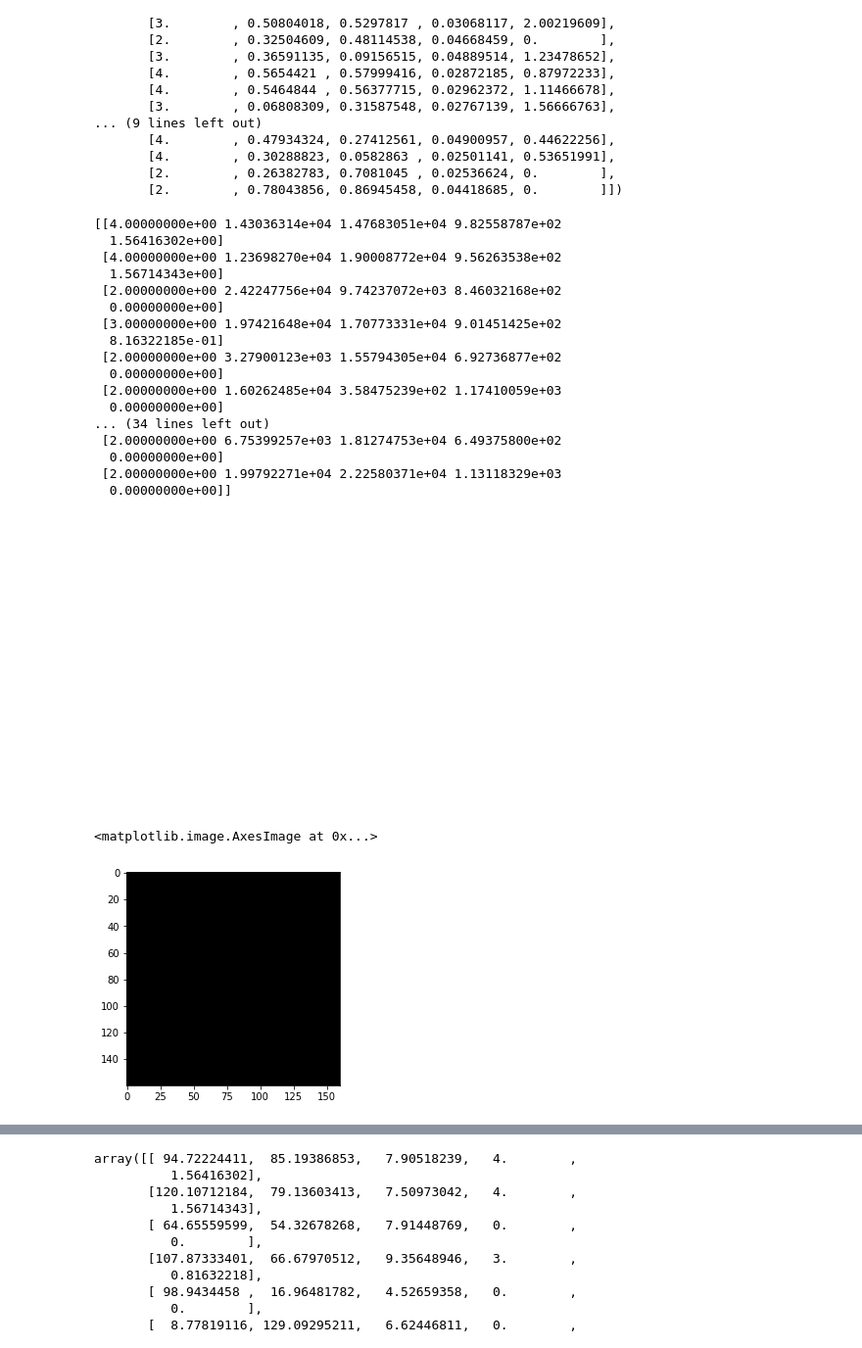
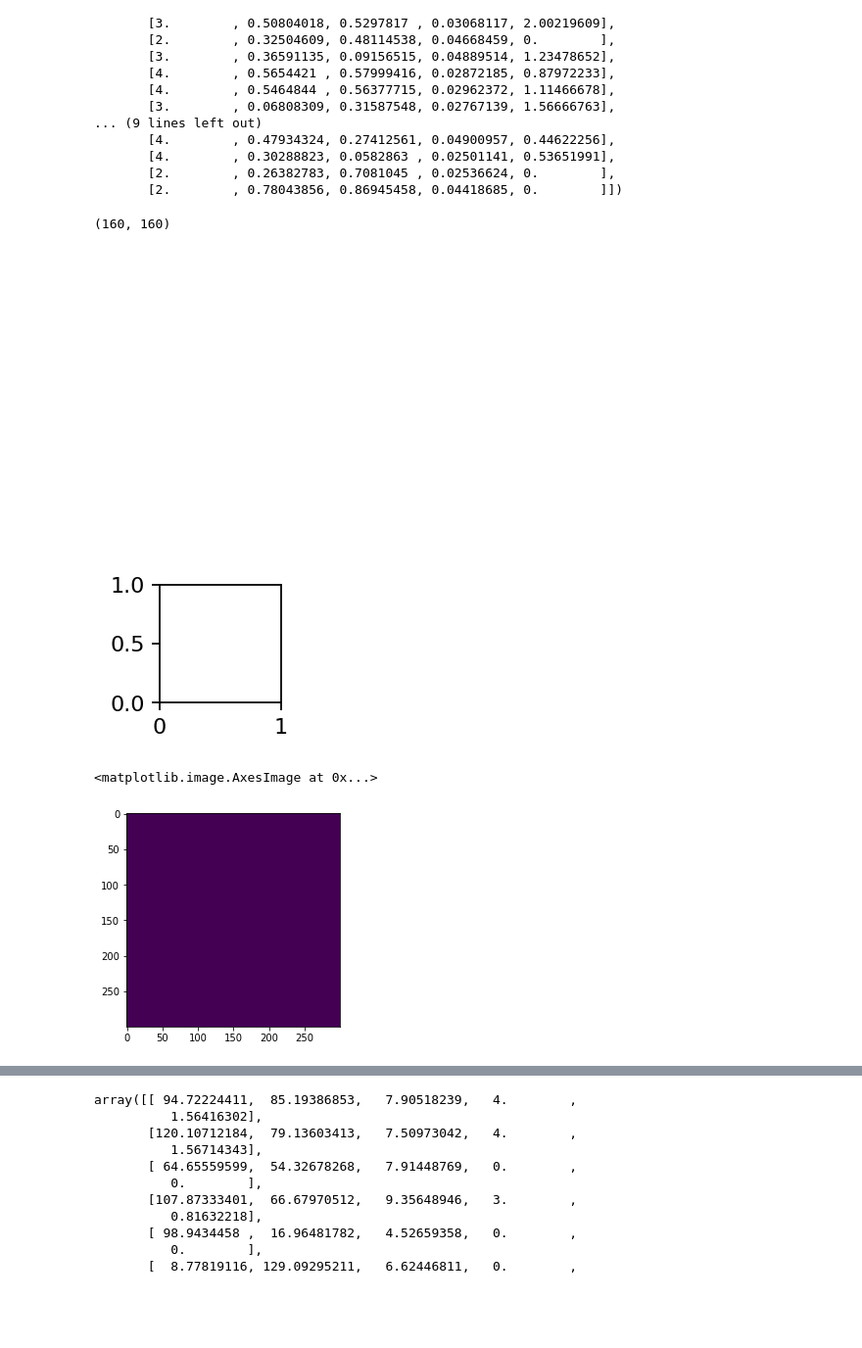
Before and after one commit to riesenn/geomsha, a Jupyter notebook: generator/geomgen.ipynb, the cells around one changed output, grey strips where cells are left out. Shown at 98% size. Saved outputs shown, nothing was run; the diff lists cells and outputs as text; code cells hidden in the pictures; blank space fills up the shorter version.

```diff
--- a/generator/geomgen.ipynb
+++ b/generator/geomgen.ipynb
@@ -130,50 +159,57 @@ array([[4.        , 0.5587356 , 0.57688692, 0.0383812 , 1.56416302],
        [2.        , 0.78043856, 0.86945458, 0.04418685, 0.        ]])
 # %%
 def generateImage(shapes, im_size=160,lnw = 0.5):
-  fig, ax = plt.subplots()
+  shapes = shapes.copy()
+  shapes[:,1:4] = shapes[:,1:4]*im_size
+
   plt.axis('scaled')
   plt.axis('off')
   plt.subplots_adjust(bottom=0.0, left=0.0, right=1.0, top=1.0)
-  plt.xlim([0, im_size])
-  plt.ylim([0, im_size])
-  shapes[:,1:4] = shapes[:,1:4]*im_size
-  print(shapes)
+  plt.xlim(0, im_size)
+  plt.ylim(0, im_size)
+
+  fig, ax = plt.subplots()
+  fig.set(figwidth=1, figheight=1, dpi=im_size)
+
   for s in shapes:
-    if s[0] == 2:
-      patch = matplotlib.patches.Circle(s[1:3], radius=s[4], lw=lnw, fc='b', fill=False)
-      ax.add_patch(patch)
+    if int(s[0]) == 2:
+      ax.add_patch(matplotlib.patches.Circle(s[1:3], radius=s[4], lw=lnw, fc='b', fill=False))
     else:
-      patch = matplotlib.patches.RegularPolygon(s[1:3],numVertices=int(s[0]),radius=s[3],orientation=s[4],lw=lnw,fc='b',fill=False)
-      ax.add_patch(patch)
+      ax.add_patch(matplotlib.patches.RegularPolygon(s[1:3],numVertices=int(s[0]),radius=s[3],orientation=s[4],lw=lnw,fc='b',fill=False))
 
-  plt.show()
-
-  fig.set(figwidth=1, figheight=1, dpi=im_size)
   img_buf = io.BytesIO()
   fig.savefig(img_buf, format='png', transparent=False)
   img = Image.open(img_buf).convert('L')
+  img_buf.close()
+
   return np.asarray(img)
 
 image = generateImage(gen_shapes)
-plt.imshow(image)
+image.shape
 # %% [output]
-[[4.00000000e+00 1.43036314e+04 1.47683051e+04 9.82558787e+02
-  1.56416302e+00]
- [4.00000000e+00 1.23698270e+04 1.90008772e+04 9.56263538e+02
-  1.56714343e+00]
- [2.00000000e+00 2.42247756e+04 9.74237072e+03 8.46032168e+02
-  0.00000000e+00]
- [3.00000000e+00 1.97421648e+04 1.70773331e+04 9.01451425e+02
-  8.16322185e-01]
- [2.00000000e+00 3.27900123e+03 1.55794305e+04 6.92736877e+02
-  0.00000000e+00]
- [2.00000000e+00 1.60262485e+04 3.58475239e+02 1.17410059e+03
-  0.00000000e+00]
-... (34 lines left out)
- [2.00000000e+00 6.75399257e+03 1.81274753e+04 6.49375800e+02
-  0.00000000e+00]
- [2.00000000e+00 1.99792271e+04 2.22580371e+04 1.13118329e+03
-  0.00000000e+00]]
+(160, 160)
 [figure]
-<matplotlib.image.AxesImage at 0x...>
-[figure, old version]
+[figure, new version]
+# %%
+from PIL import Image, ImageDraw
+
+# size of image
+canvas = (300, 300)
+
+# rectangles (width, height, left position, top position)
+frames = [(50, 50, 5, 5), (60, 60, 100, 50), (100, 100, 205, 120)]
+
+# init canvas
+im = Image.new('L', canvas)
+draw = ImageDraw.Draw(im)
+
+# draw rectangles
+for frame in frames:
+    x1, y1 = frame[2], frame[3]
+    x2, y2 = frame[2] + frame[0], frame[3] + frame[1]
+    draw.rectangle([x1, y1, x2, y2])
+
+plt.imshow(im)
+# %% [output]
+<matplotlib.image.AxesImage at 0x...>
+[figure, added]
```
Also changed, not shown: parts of 5 cells of this notebook.
